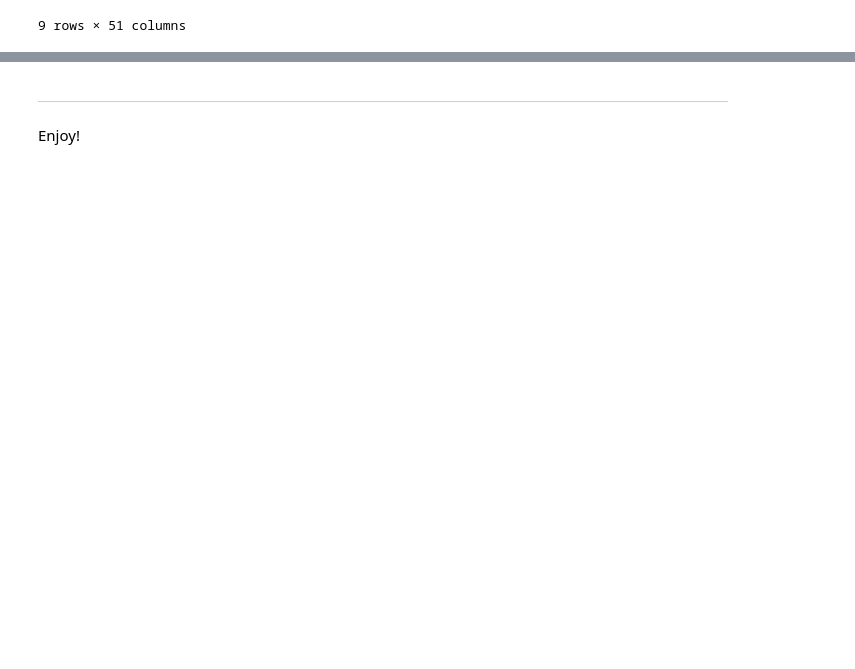
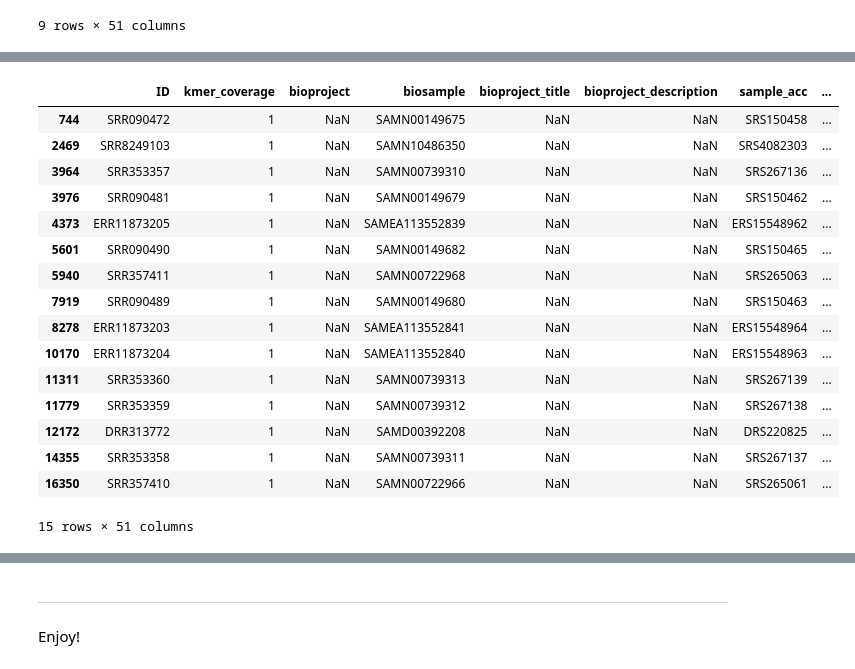
Before and after one commit to fomightez/logan_results_analysis-binder, a Jupyter notebook: notebooks/Selecting_Logan_Search_results_by_Sequencing_Technology_using_Python_in_Jupyter.ipynb, the cells around one changed output, grey strips where cells are left out. Cells and saved outputs as stored; diff of their text form; code cells hidden in the pictures; blank space fills up the shorter version.

```diff
--- a/notebooks/Selecting_Logan_Search_results_by_Sequencing_Technology_using_Python_in_Jupyter.ipynb
+++ b/notebooks/Selecting_Logan_Search_results_by_Sequencing_Technology_using_Python_in_Jupyter.ipynb
@@ -177,0 +192,20 @@ This holds for BioSamples, too....
+# %%
+ df[~df['bioproject'].str.startswith('PR', na=False)]
+# %% [output]
+|  | ID | kmer_coverage | bioproject | biosample | bioproject_title | bioproject_description | sample_acc | ... |
+| 744 | SRR090472 | 1 | NaN | SAMN00149675 | NaN | NaN | SRS150458 | ... |
+| 2469 | SRR8249103 | 1 | NaN | SAMN10486350 | NaN | NaN | SRS4082303 | ... |
+| 3964 | SRR353357 | 1 | NaN | SAMN00739310 | NaN | NaN | SRS267136 | ... |
+| 3976 | SRR090481 | 1 | NaN | SAMN00149679 | NaN | NaN | SRS150462 | ... |
+| 4373 | ERR11873205 | 1 | NaN | SAMEA113552839 | NaN | NaN | ERS15548962 | ... |
+| 5601 | SRR090490 | 1 | NaN | SAMN00149682 | NaN | NaN | SRS150465 | ... |
+| 5940 | SRR357411 | 1 | NaN | SAMN00722968 | NaN | NaN | SRS265063 | ... |
+| 7919 | SRR090489 | 1 | NaN | SAMN00149680 | NaN | NaN | SRS150463 | ... |
+| 8278 | ERR11873203 | 1 | NaN | SAMEA113552841 | NaN | NaN | ERS15548964 | ... |
+| 10170 | ERR11873204 | 1 | NaN | SAMEA113552840 | NaN | NaN | ERS15548963 | ... |
+| 11311 | SRR353360 | 1 | NaN | SAMN00739313 | NaN | NaN | SRS267139 | ... |
+| 11779 | SRR353359 | 1 | NaN | SAMN00739312 | NaN | NaN | SRS267138 | ... |
+| 12172 | DRR313772 | 1 | NaN | SAMD00392208 | NaN | NaN | DRS220825 | ... |
+| 14355 | SRR353358 | 1 | NaN | SAMN00739311 | NaN | NaN | SRS267137 | ... |
+| 16350 | SRR357410 | 1 | NaN | SAMN00722966 | NaN | NaN | SRS265061 | ... |
+15 rows × 51 columns
```
Also changed, not shown: parts of 6 cells of this notebook.
